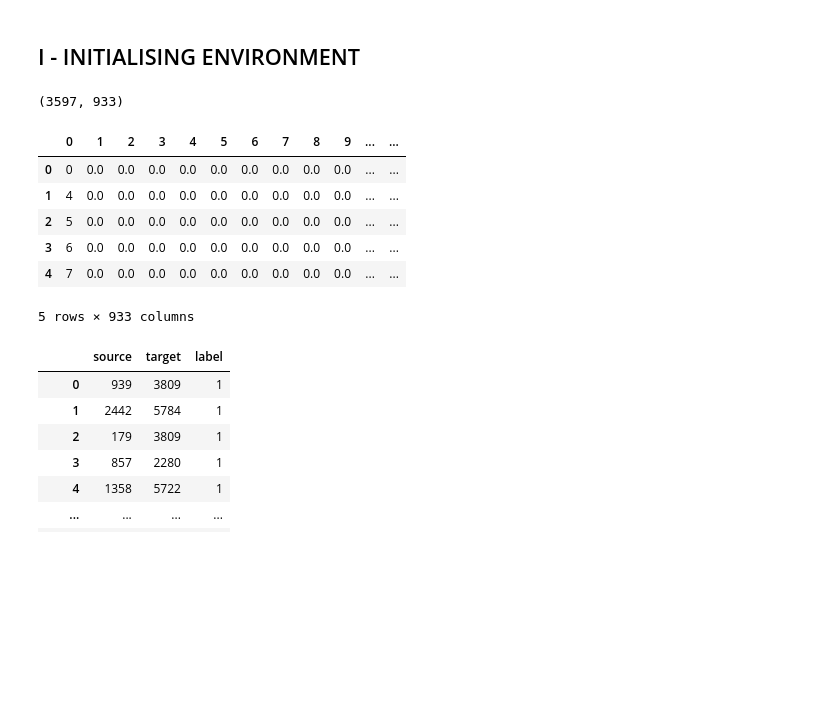
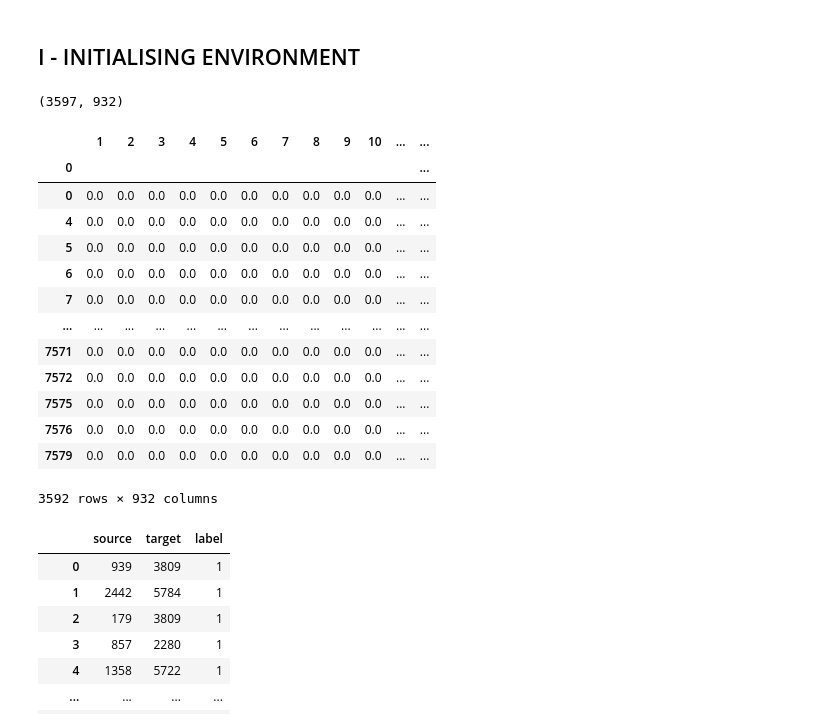
Before and after one commit to Behachee/Predicting-missing-links-co-occurrence-network, a Jupyter notebook: data_exploration.ipynb, the cells around one changed output. Cells and saved outputs as stored; diff of their text form; code cells hidden in the pictures; blank space fills up the shorter version.

```diff
--- a/data_exploration.ipynb
+++ b/data_exploration.ipynb
@@ -12,19 +14,26 @@ import seaborn as sns
 # %%
-node_info = pd.read_csv("node_information.csv", header=None)
+node_info = pd.read_csv("node_information.csv", header=None, index_col=0)
 test_set = pd.read_csv("test.txt", sep=" ", header=None, names=['source', 'target'])
 train_set = pd.read_csv("train.txt", sep=" ", header=None, names=['source', 'target', 'label'])
 # %%
 print(node_info.shape)
-node_info.head()
+node_info.head(-5)
 # %% [output]
-(3597, 933)
+(3597, 932)
-|  | 0 | 1 | 2 | 3 | 4 | 5 | 6 | 7 | 8 | 9 | ... | ... |
-| 0 | 0 | 0.0 | 0.0 | 0.0 | 0.0 | 0.0 | 0.0 | 0.0 | 0.0 | 0.0 | ... | ... |
-| 1 | 4 | 0.0 | 0.0 | 0.0 | 0.0 | 0.0 | 0.0 | 0.0 | 0.0 | 0.0 | ... | ... |
-| 2 | 5 | 0.0 | 0.0 | 0.0 | 0.0 | 0.0 | 0.0 | 0.0 | 0.0 | 0.0 | ... | ... |
-| 3 | 6 | 0.0 | 0.0 | 0.0 | 0.0 | 0.0 | 0.0 | 0.0 | 0.0 | 0.0 | ... | ... |
-| 4 | 7 | 0.0 | 0.0 | 0.0 | 0.0 | 0.0 | 0.0 | 0.0 | 0.0 | 0.0 | ... | ... |
+|  | 1 | 2 | 3 | 4 | 5 | 6 | 7 | 8 | 9 | 10 | ... | ... |
+| 0 |  |  |  |  |  |  |  |  |  |  |  | ... |
+| 0 | 0.0 | 0.0 | 0.0 | 0.0 | 0.0 | 0.0 | 0.0 | 0.0 | 0.0 | 0.0 | ... | ... |
+| 4 | 0.0 | 0.0 | 0.0 | 0.0 | 0.0 | 0.0 | 0.0 | 0.0 | 0.0 | 0.0 | ... | ... |
+| 5 | 0.0 | 0.0 | 0.0 | 0.0 | 0.0 | 0.0 | 0.0 | 0.0 | 0.0 | 0.0 | ... | ... |
+| 6 | 0.0 | 0.0 | 0.0 | 0.0 | 0.0 | 0.0 | 0.0 | 0.0 | 0.0 | 0.0 | ... | ... |
+| 7 | 0.0 | 0.0 | 0.0 | 0.0 | 0.0 | 0.0 | 0.0 | 0.0 | 0.0 | 0.0 | ... | ... |
+| ... | ... | ... | ... | ... | ... | ... | ... | ... | ... | ... | ... | ... |
+| 7571 | 0.0 | 0.0 | 0.0 | 0.0 | 0.0 | 0.0 | 0.0 | 0.0 | 0.0 | 0.0 | ... | ... |
+| 7572 | 0.0 | 0.0 | 0.0 | 0.0 | 0.0 | 0.0 | 0.0 | 0.0 | 0.0 | 0.0 | ... | ... |
+| 7575 | 0.0 | 0.0 | 0.0 | 0.0 | 0.0 | 0.0 | 0.0 | 0.0 | 0.0 | 0.0 | ... | ... |
+| 7576 | 0.0 | 0.0 | 0.0 | 0.0 | 0.0 | 0.0 | 0.0 | 0.0 | 0.0 | 0.0 | ... | ... |
+| 7579 | 0.0 | 0.0 | 0.0 | 0.0 | 0.0 | 0.0 | 0.0 | 0.0 | 0.0 | 0.0 | ... | ... |
-5 rows × 933 columns
+3592 rows × 932 columns
 # %%
 train_set
 # %% [output]
```
Also changed, not shown: parts of 4 cells of this notebook.
